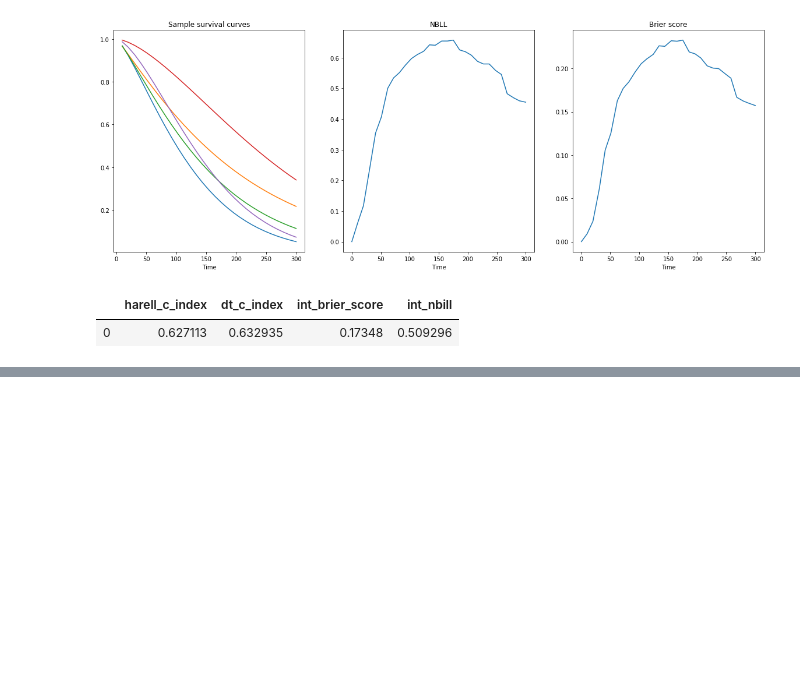
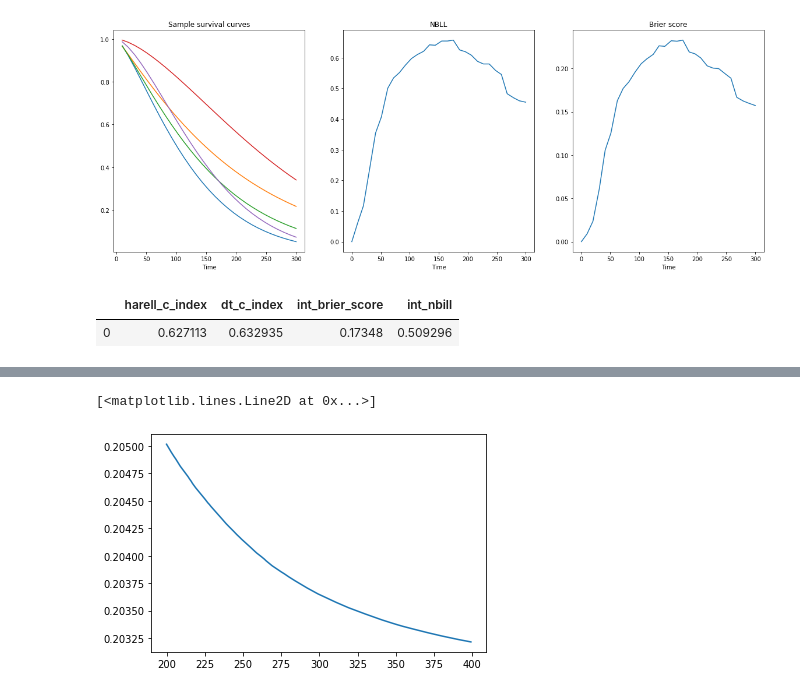
Before and after one commit to KseniiaCheloshkina/ranking-survival, a Jupyter notebook: dev/metabric/example_batch_generators.ipynb, the cells around one changed output, grey strips where cells are left out. Saved outputs shown, nothing was run; the diff lists cells and outputs as text; code cells hidden in the pictures; blank space fills up the shorter version.

```diff
--- a/dev/metabric/example_batch_generators.ipynb
+++ b/dev/metabric/example_batch_generators.ipynb
@@ -800,0 +1042,5 @@ q_weibull
+# %%
+plt.plot(df_all_q[-200:]['int_brier_score'])
+# %% [output]
+[<matplotlib.lines.Line2D at 0x...>]
+[figure, added]
```
Also changed, not shown: parts of 24 cells of this notebook, 10 other files.
